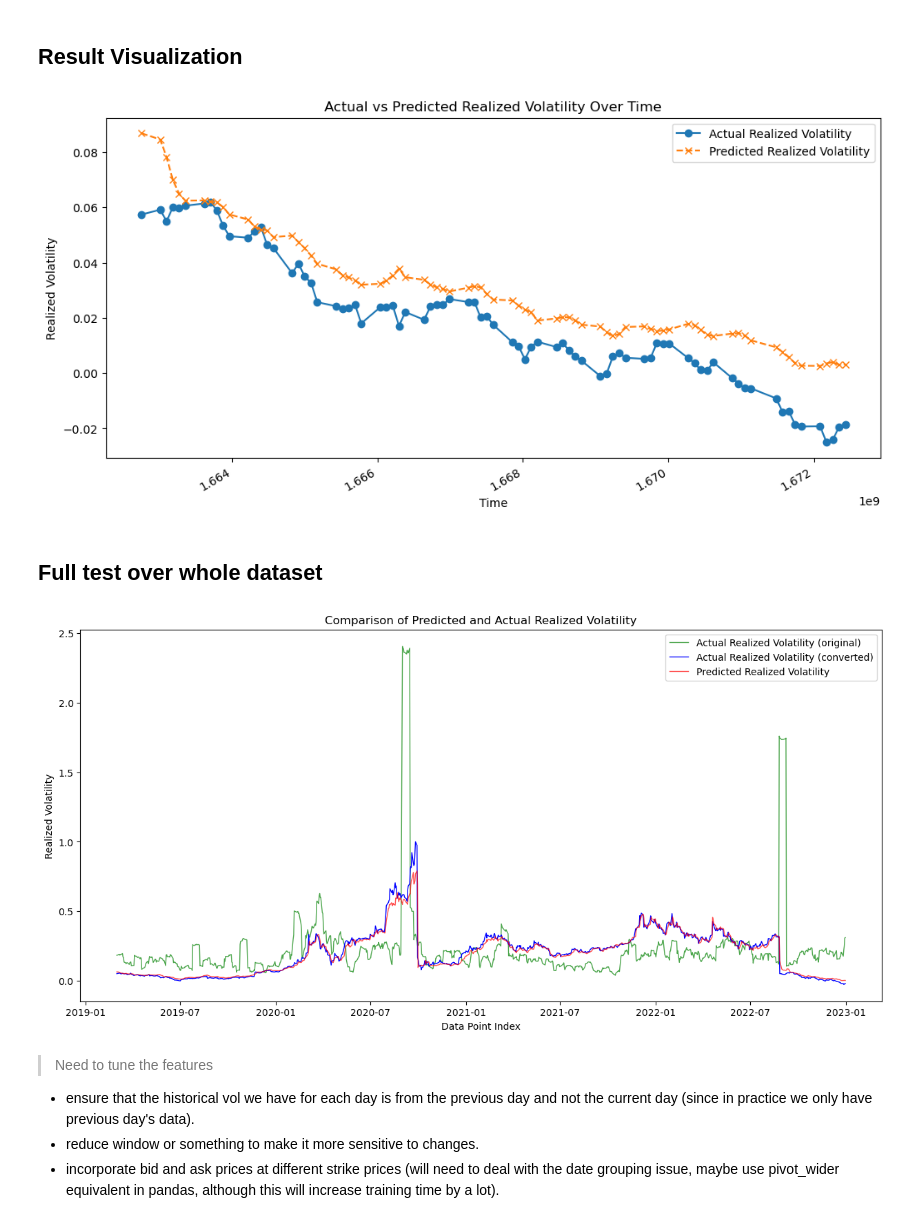
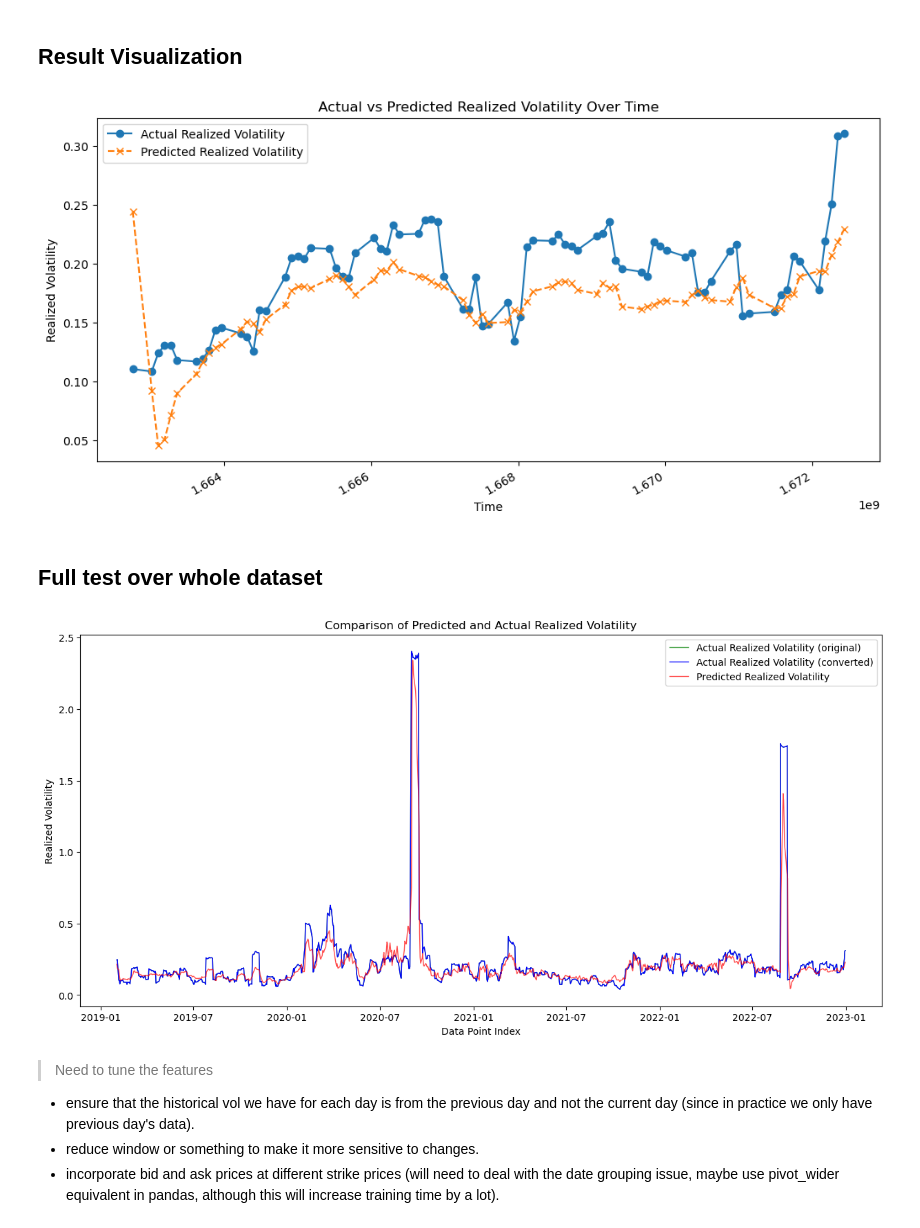
Before and after one commit to teetajp/TSLA-options, a Jupyter notebook: vol_forecast_LSTM.ipynb, the cells around one changed output. Cells and saved outputs as stored; diff of their text form; code cells hidden in the pictures.

```diff
--- a/vol_forecast_LSTM.ipynb
+++ b/vol_forecast_LSTM.ipynb
@@ -318,7 +334,7 @@ selected_data = selected_data.groupby('QUOTE_UNIXTIME', as_index=True).agg({
 
 
 print(f"Number of rows in selected_data set pre-drop: {selected_data.shape[0]}")
-selected_data.dropna(inplace=True)
+# selected_data.dropna(inplace=True)
 print(f"selected_data shape post-drop: {selected_data.shape}")
 selected_data.info()
 
@@ -365,6 +381,7 @@ test_dates = unique_dates[val_end_idx:]
 train_df = selected_data[selected_data['QUOTE_UNIXTIME'].isin(train_dates)]
 val_df = selected_data[selected_data['QUOTE_UNIXTIME'].isin(val_dates)]
 test_df = selected_data[selected_data['QUOTE_UNIXTIME'].isin(test_dates)]
+full_df = selected_data.copy()
 
 # Verify the splits
 print(f"Training Set: {train_df.shape}")
@@ -425,6 +442,7 @@ output_feature_index = None
 for idx, tf in enumerate(selected_data.columns.get_loc('REALIZED_VOL')):
     if tf == True:
         output_feature_index = idx
+        print(output_feature_index)
 if output_feature_index is None:
     print("Cant find output feature index")
 
@@ -452,23 +470,30 @@ val_df_scaled.iloc[:, 2:] = scaler.transform(val_df.iloc[:, 2:])
 test_df_scaled = test_df.copy()
 test_df_scaled.iloc[:, 2:] = scaler.transform(test_df.iloc[:, 2:])
 
+full_df_scaled = full_df
+full_df_scaled.iloc[:, 2:] = scaler.transform(full_df.iloc[:, 2:])
+
 train_df_scaled.drop(['QUOTE_UNIXTIME'], axis=1, inplace=True)
 val_df_scaled.drop(['QUOTE_UNIXTIME'], axis=1, inplace=True)
 test_df_scaled.drop(['QUOTE_UNIXTIME'], axis=1, inplace=True)
+full_df_scaled.drop(['QUOTE_UNIXTIME'], axis=1, inplace=True)
 
 
 # Create sequences for PyTorch
-X_train, y_train = create_sequences(train_df_scaled, window_size, output_feature_index)
-X_val, y_val = create_sequences(val_df_scaled, window_size, output_feature_index)
-X_test, y_test = create_sequences(test_df_scaled, window_size, output_feature_index)
+X_train, y_train = create_sequences(train_df_scaled, window_size, output_feature_index-1)
+X_val, y_val = create_sequences(val_df_scaled, window_size, output_feature_index-1)
+X_test, y_test = create_sequences(test_df_scaled, window_size, output_feature_index-1)
+X_full, y_full = create_sequences(full_df_scaled, window_size, output_feature_index-1)
 
 # Create TensorDatasets
 train_dataset = TensorDataset(X_train, y_train)
 val_dataset = TensorDataset(X_val, y_val)
 test_dataset = TensorDataset(X_test, y_test)
+full_dataset = TensorDataset(X_full, y_full)
 
 # Create DataLoaders
 batch_size = 16
 train_loader = DataLoader(train_dataset, batch_size=batch_size, shuffle=False)
 val_loader = DataLoader(val_dataset, batch_size=batch_size, shuffle=False)
 test_loader = DataLoader(test_dataset, batch_size=batch_size, shuffle=False)
+full_loader = DataLoader(full_dataset, batch_size=batch_size, shuffle=False)
@@ -671,7 +728,7 @@ plt.legend()
 plt.gcf().autofmt_xdate()  # Improve formatting of date labels
 plt.show()
 # %% [output]
-[figure, old version]
+[figure, new version]
 # %% [markdown]
 ## Full test over whole dataset
 # %%
@@ -679,46 +736,46 @@ from torch.utils.data import ConcatDataset
 
 # Assuming train_dataset, val_dataset, test_dataset are TensorDataset instances
 # Concatenate the datasets
-full_dataset = ConcatDataset([train_dataset, val_dataset, test_dataset])
+# full_dataset = ConcatDataset([train_dataset, val_dataset, test_dataset])
 
 # Create a DataLoader for the full dataset
-full_loader = DataLoader(full_dataset, batch_size=16, shuffle=False)  # No need to shuffle for visualization
+# full_loader = DataLoader(full_dataset, batch_size=32, shuffle=False)  # No need to shuffle for visualization
 # %%
 import matplotlib.pyplot as plt
 
 def plot_predictions(model, data_loader):
     model.eval()  # Set the model to evaluation mode
     predictions = []
     actuals = []
     with torch.no_grad():
         for X_batch, y_batch in data_loader:
-            outputs = model(X_batch)
+            outputs = model(X_batch).squeeze()
             # Assuming outputs and y_batch are already properly scaled
             predictions.extend(outputs.view(-1).cpu().numpy())  # Flatten and move to CPU
             actuals.extend(y_batch.view(-1).cpu().numpy())
 
 
     # Calculate the limits for the y-axis to exclude outliers
     # upper_limit = np.percentile(actuals, 99)  # Adjust the percentile as needed
     # lower_limit = np.percentile(actuals, 1)   # Adjust the percentile as needed
 
     # Plotting the results
     plt.figure(figsize=(15, 7))
-    plt.plot(unique_dates_df[30:], underlying['REALIZED_VOL'][30:], label='Actual Realized Volatility (original)', color='green', alpha=0.7, linewidth=1)
-    plt.plot(unique_dates_df[30:], actuals, label='Actual Realized Volatility (converted)', color='blue', linewidth=1)
-    plt.plot(unique_dates_df[30:], predictions, label='Predicted Realized Volatility', color='red', alpha=0.7, linewidth=1)
+    plt.plot(unique_dates_df[10:], selected_data['REALIZED_VOL'][10:], label='Actual Realized Volatility (original)', color='green', alpha=0.7, linewidth=1)
+    plt.plot(unique_dates_df[10:], actuals, label='Actual Realized Volatility (converted)', color='blue', linewidth=1)
+    plt.plot(unique_dates_df[10:], predictions, label='Predicted Realized Volatility', color='red', alpha=0.7, linewidth=1)
     plt.title('Comparison of Predicted and Actual Realized Volatility')
     plt.xlabel('Data Point Index')
     plt.ylabel('Realized Volatility')
     # plt.ylim([lower_limit, upper_limit])  # Set the y-axis to not show the outlier
     plt.legend()
     plt.show()
 # Assuming 'model' is already trained and ready to be evaluated
 plot_predictions(model, full_loader)
 
-# TODO: check source of discrepancy between the "actual realized volatility" from the ylabels and the realized vol from the underlying df; might be from missing values that got dropped.
+# TODO: ensure using previous historical volatility to predict future only; avoid using volatility of the day we are predicting.
 # %% [output]
-[figure, old version]
+[figure, new version]
 # %% [markdown]
 > Need to tune the features
 - ensure that the historical vol we have for each day is from the previous day and not the current day (since in practice we only have previous day's data).
```
Also changed, not shown: parts of 13 cells of this notebook.
